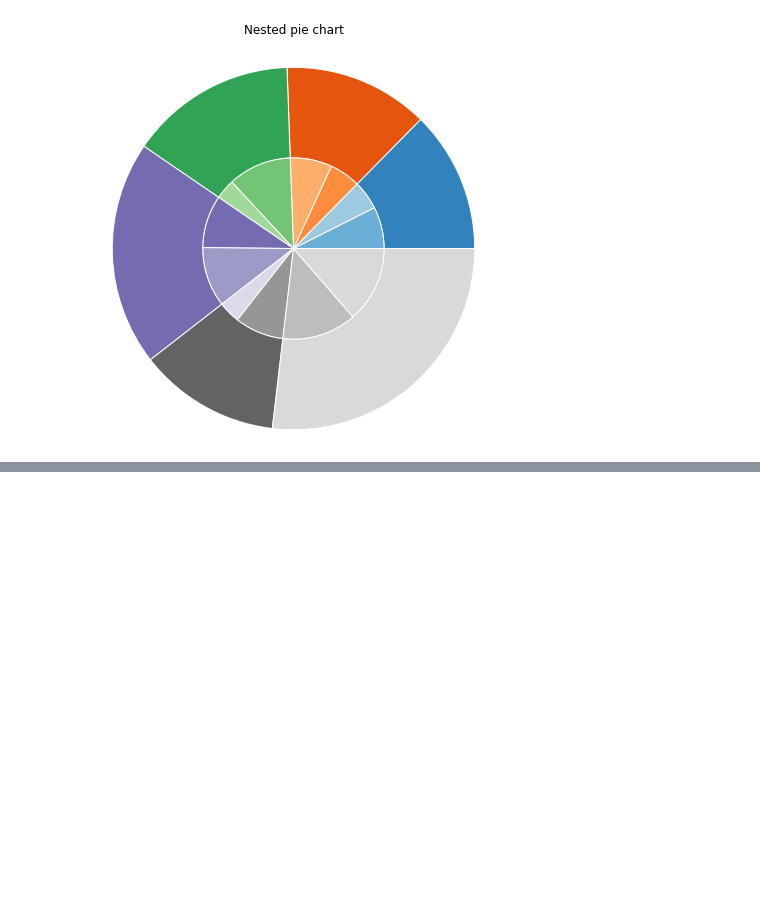
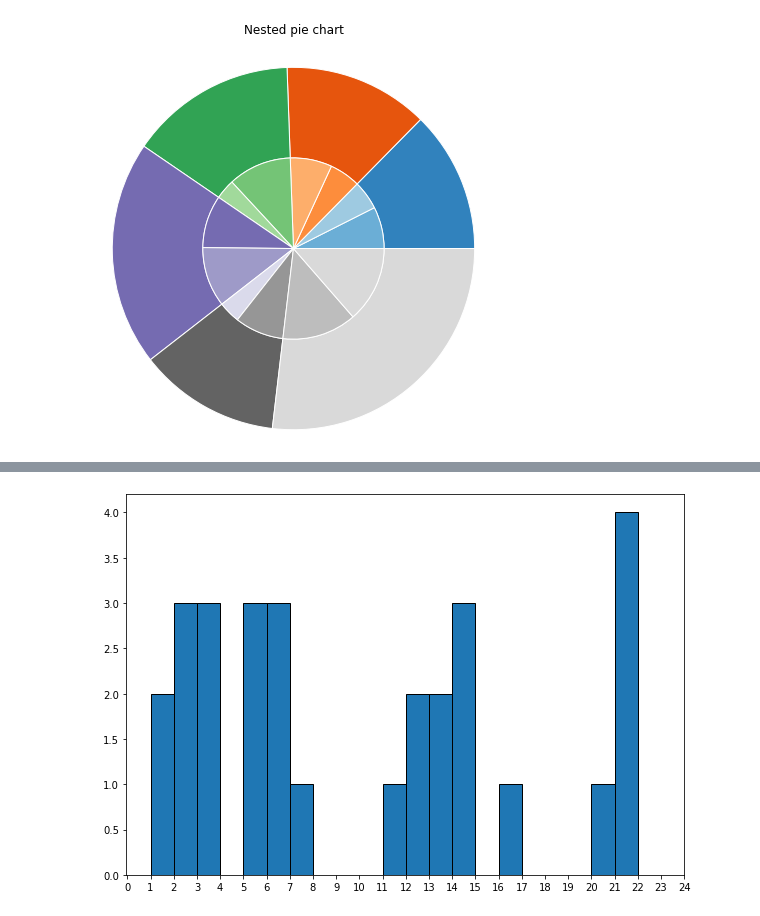
Before and after one commit to bhaskar2840/data_science, a Jupyter notebook: matplotlib.ipynb, the cells around one changed output, grey strips where cells are left out. Saved outputs shown, nothing was run; the diff lists cells and outputs as text; code cells hidden in the pictures; blank space fills up the shorter version.

```diff
--- a/matplotlib.ipynb
+++ b/matplotlib.ipynb
@@ -262,0 +240,13 @@ iris
+# %%
+import numpy as np
+xt=np.arange(25)
+b=[1,1,2,3,2,3,5,6,3,6,22,22,12,13,12,11,22,21,20,16,14,14,14,13,5,5,2,6,7]
+
+
+fig = plt.subplots(figsize =(10, 7))
+
+plt.hist(b,edgecolor="black",bins=21) # bins represent the size of boxes
+plt.xticks(xt)
+plt.show()
+# %% [output]
+[figure, added]
```
Also changed, not shown: parts of 17 cells of this notebook.
